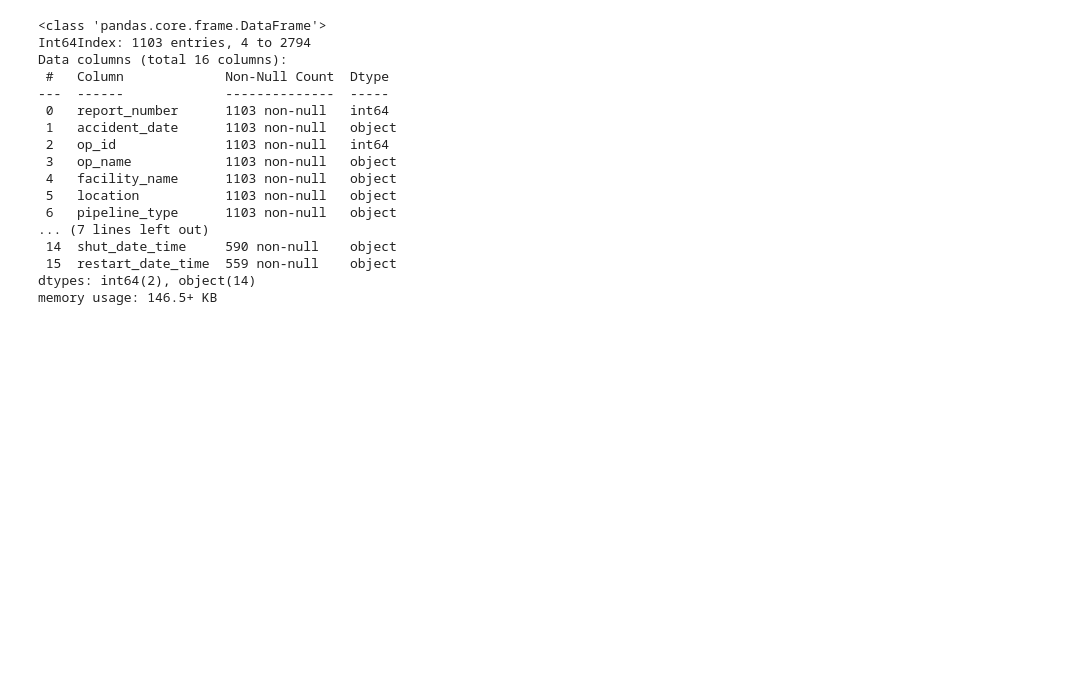
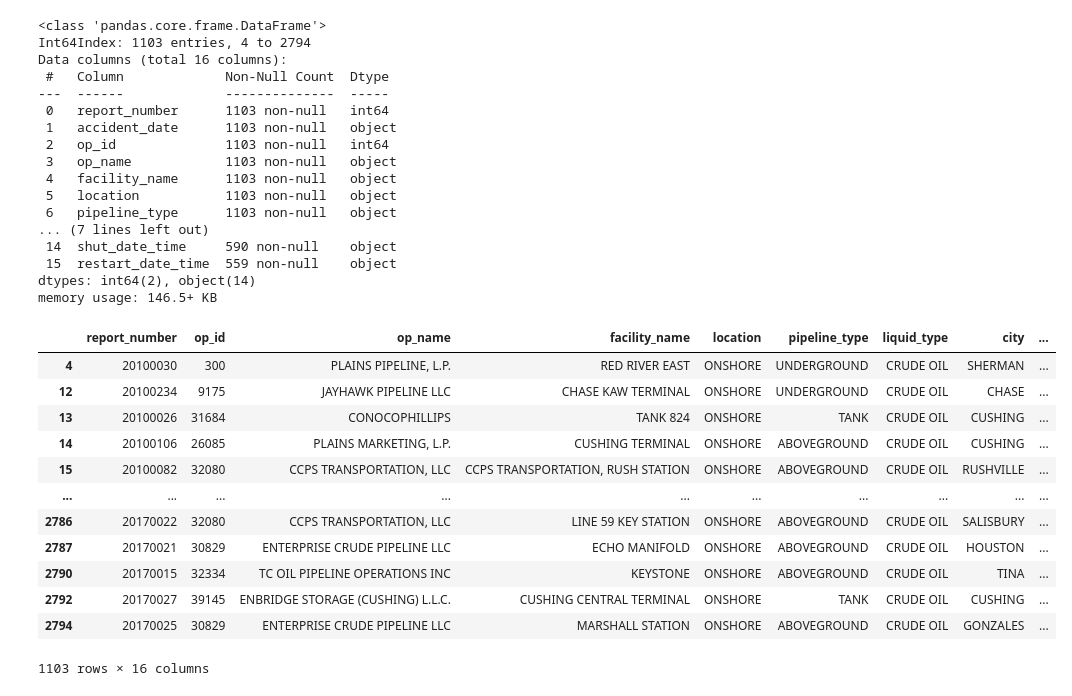
Before and after one commit to KirstieMcCown/ETL-Project, a Jupyter notebook: oil.ipynb, the cells around one changed output. Saved outputs shown, nothing was run; the diff lists cells and outputs as text; code cells hidden in the pictures; blank space fills up the shorter version.

```diff
--- a/oil.ipynb
+++ b/oil.ipynb
@@ -236,5 +248,22 @@ Data columns (total 16 columns):
 dtypes: int64(2), object(14)
 memory usage: 146.5+ KB
 # %%
-# Split accident date/time column in final accidents df
+# Split accident date/time column in final accidents df and drop original accident_date column
+cleaned_accidents["date"] = cleaned_accidents["accident_date"].str.split(expand = True)[0].str.replace(" ","")
+cleaned_accidents = cleaned_accidents.drop(['accident_date'], axis = 1)
+cleaned_accidents
+# %% [output]
+|  | report_number | op_id | op_name | facility_name | location | pipeline_type | liquid_type | city | ... |
+| 4 | 20100030 | 300 | PLAINS PIPELINE, L.P. | RED RIVER EAST | ONSHORE | UNDERGROUND | CRUDE OIL | SHERMAN | ... |
+| 12 | 20100234 | 9175 | JAYHAWK PIPELINE LLC | CHASE KAW TERMINAL | ONSHORE | UNDERGROUND | CRUDE OIL | CHASE | ... |
+| 13 | 20100026 | 31684 | CONOCOPHILLIPS | TANK 824 | ONSHORE | TANK | CRUDE OIL | CUSHING | ... |
+| 14 | 20100106 | 26085 | PLAINS MARKETING, L.P. | CUSHING TERMINAL | ONSHORE | ABOVEGROUND | CRUDE OIL | CUSHING | ... |
+| 15 | 20100082 | 32080 | CCPS TRANSPORTATION, LLC | CCPS TRANSPORTATION, RUSH STATION | ONSHORE | ABOVEGROUND | CRUDE OIL | RUSHVILLE | ... |
+| ... | ... | ... | ... | ... | ... | ... | ... | ... | ... |
+| 2786 | 20170022 | 32080 | CCPS TRANSPORTATION, LLC | LINE 59 KEY STATION | ONSHORE | ABOVEGROUND | CRUDE OIL | SALISBURY | ... |
+| 2787 | 20170021 | 30829 | ENTERPRISE CRUDE PIPELINE LLC | ECHO MANIFOLD | ONSHORE | ABOVEGROUND | CRUDE OIL | HOUSTON | ... |
+| 2790 | 20170015 | 32334 | TC OIL PIPELINE OPERATIONS INC | KEYSTONE | ONSHORE | ABOVEGROUND | CRUDE OIL | TINA | ... |
+| 2792 | 20170027 | 39145 | ENBRIDGE STORAGE (CUSHING) L.L.C. | CUSHING CENTRAL TERMINAL | ONSHORE | TANK | CRUDE OIL | CUSHING | ... |
+| 2794 | 20170025 | 30829 | ENTERPRISE CRUDE PIPELINE LLC | MARSHALL STATION | ONSHORE | ABOVEGROUND | CRUDE OIL | GONZALES | ... |
+1103 rows × 16 columns
 # %%
```
Also changed, not shown: parts of 5 cells of this notebook.
